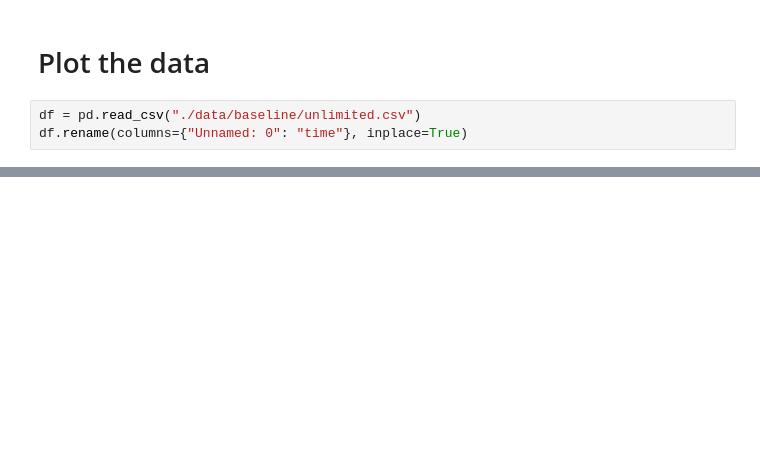
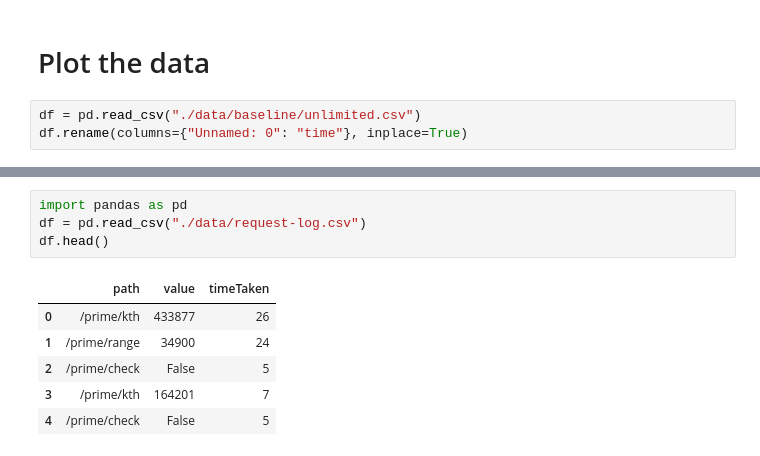
Before and after one commit to Boygioi15/predictive-autoscaling-k8s-test-2, a Jupyter notebook: ai-model/fetch_metric.ipynb, the cells around one changed output, grey strips where cells are left out. Saved outputs shown, nothing was run; the diff lists cells and outputs as text; blank space fills up the shorter version.

```diff
--- a/ai-model/fetch_metric.ipynb
+++ b/ai-model/fetch_metric.ipynb
@@ -174,0 +190,11 @@ plt.show()
+# %%
+import pandas as pd
+df = pd.read_csv("./data/request-log.csv")
+df.head()
+# %% [output]
+|  | path | value | timeTaken |
+| 0 | /prime/kth | 433877 | 26 |
+| 1 | /prime/range | 34900 | 24 |
+| 2 | /prime/check | False | 5 |
+| 3 | /prime/kth | 164201 | 7 |
+| 4 | /prime/check | False | 5 |
```
Also changed, not shown: parts of 4 cells of this notebook, 6 other files.
